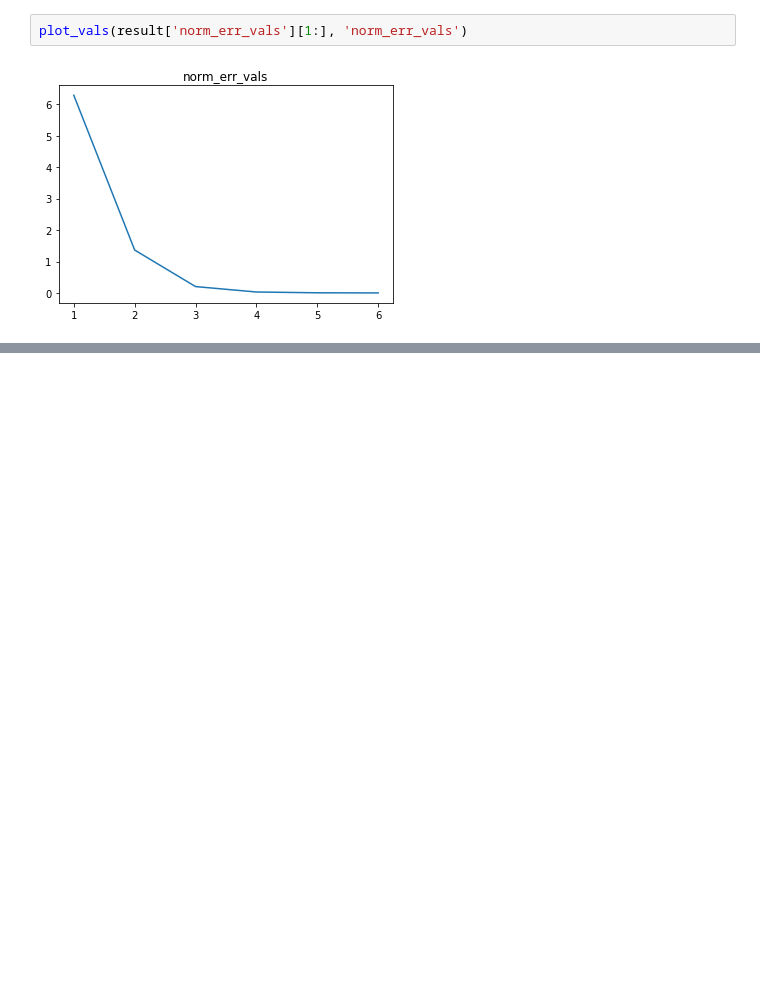
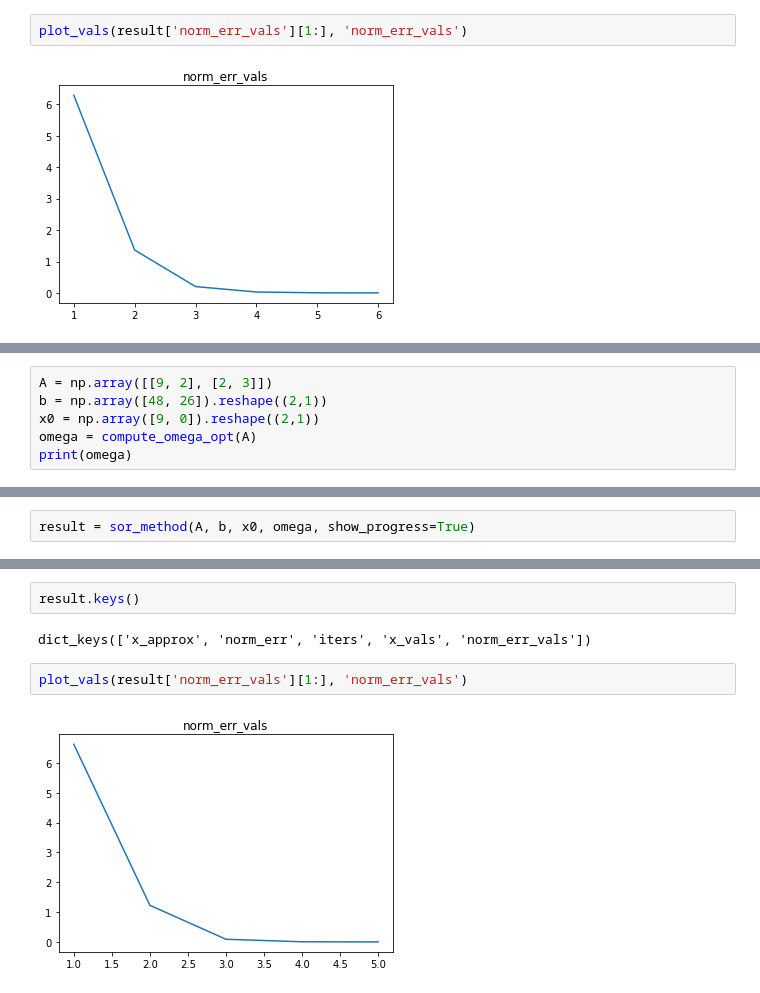
Before and after one commit to c0n73x7/numericke-metody, a Jupyter notebook: notebooks/NM/Řešení soustav lineárních algebraických rovnic.ipynb, the cells around one changed output, grey strips where cells are left out. Saved outputs shown, nothing was run; the diff lists cells and outputs as text; blank space fills up the shorter version.

Commit message:
sor method

```diff
--- a/notebooks/NM/Řešení soustav lineárních algebraických rovnic.ipynb
+++ b/notebooks/NM/Řešení soustav lineárních algebraických rovnic.ipynb
@@ -99,0 +102,6 @@ plot_vals(result['norm_err_vals'][1:], 'norm_err_vals')
+# %%
+A = np.array([[9, 2], [2, 3]])
+b = np.array([48, 26]).reshape((2,1))
+x0 = np.array([9, 0]).reshape((2,1))
+omega = compute_omega_opt(A)
+print(omega)
@@ -99,0 +110,2 @@ plot_vals(result['norm_err_vals'][1:], 'norm_err_vals')
+# %%
+result = sor_method(A, b, x0, omega, show_progress=True)
@@ -99,0 +129,8 @@ plot_vals(result['norm_err_vals'][1:], 'norm_err_vals')
+# %%
+result.keys()
+# %% [output]
+dict_keys(['x_approx', 'norm_err', 'iters', 'x_vals', 'norm_err_vals'])
+# %%
+plot_vals(result['norm_err_vals'][1:], 'norm_err_vals')
+# %% [output]
+[figure, added]
```
Also changed, not shown: parts of 4 cells of this notebook, 2 other files.
